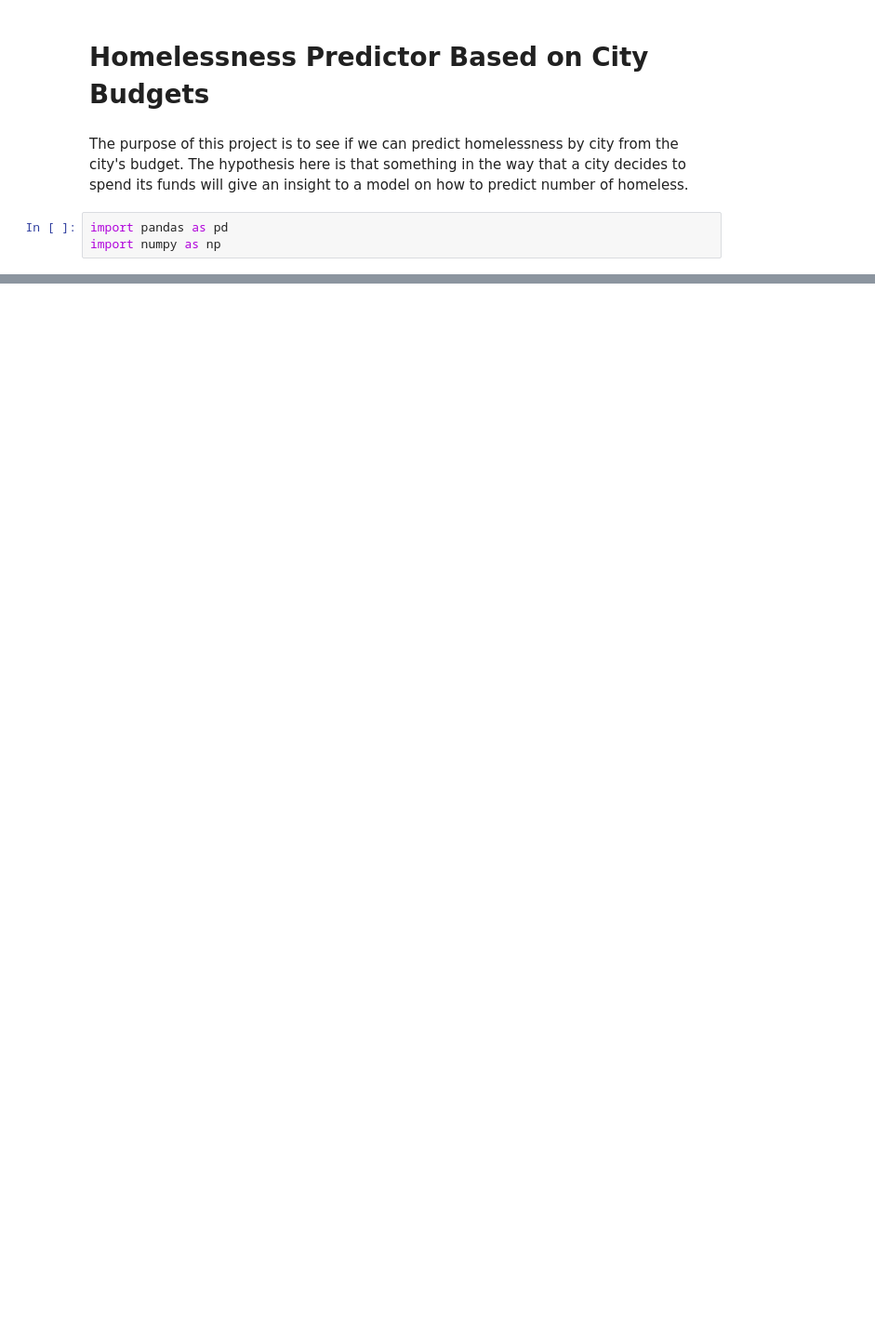
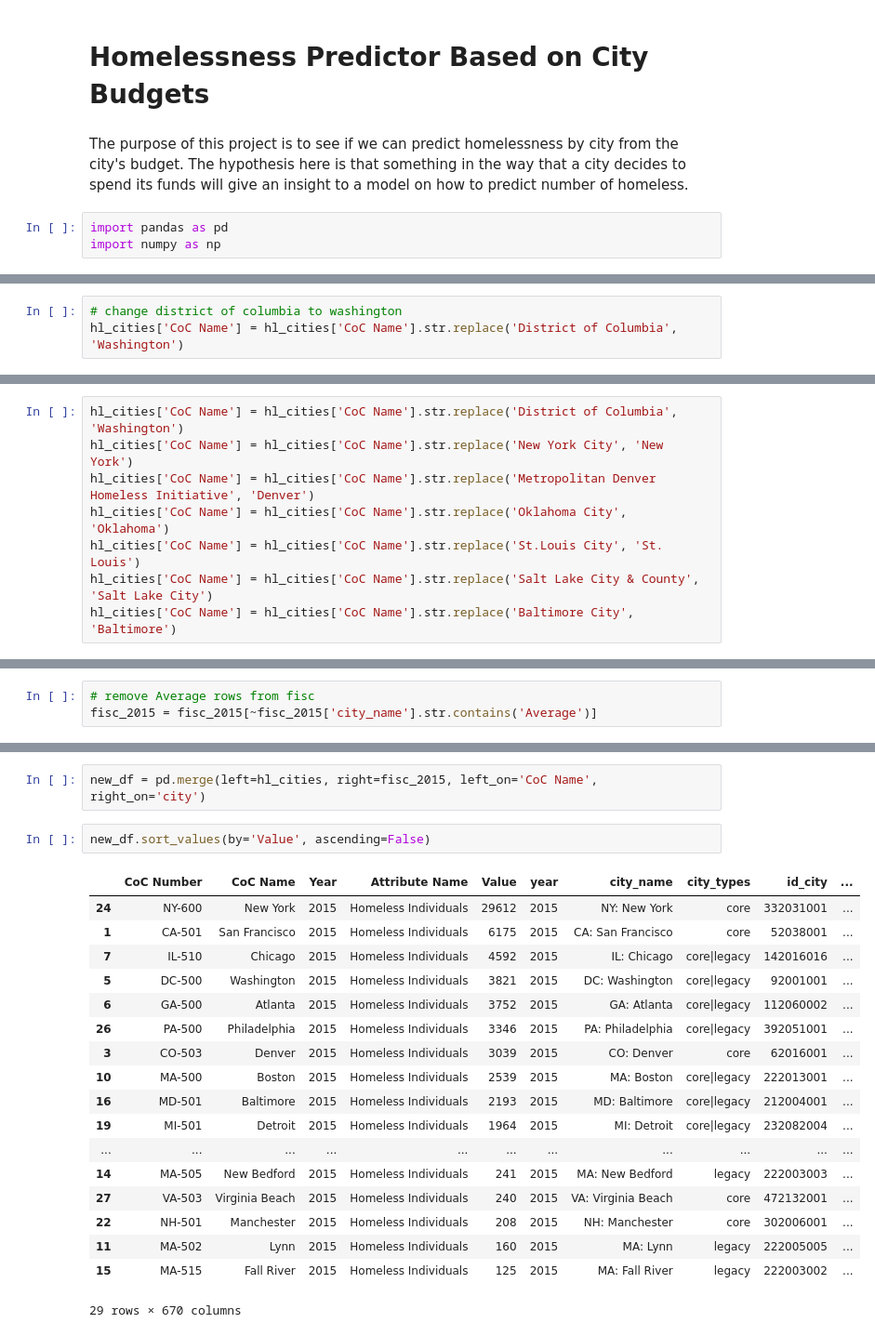
Before and after one commit to Erutis/homelessness-predictor, a Jupyter notebook: homelessness.ipynb, the cells around one changed output, grey strips where cells are left out. Shown at 93% size. Saved outputs shown, nothing was run; the diff lists cells and outputs as text; blank space fills up the shorter version.

```diff
--- a/homelessness.ipynb
+++ b/homelessness.ipynb
@@ -54,0 +192,3 @@ fisc.shape
+# %%
+# change district of columbia to washington
+hl_cities['CoC Name'] = hl_cities['CoC Name'].str.replace('District of Columbia', 'Washington')
@@ -54,0 +201,8 @@ fisc.shape
+# %%
+hl_cities['CoC Name'] = hl_cities['CoC Name'].str.replace('District of Columbia', 'Washington')
+hl_cities['CoC Name'] = hl_cities['CoC Name'].str.replace('New York City', 'New York')
+hl_cities['CoC Name'] = hl_cities['CoC Name'].str.replace('Metropolitan Denver Homeless Initiative', 'Denver')
+hl_cities['CoC Name'] = hl_cities['CoC Name'].str.replace('Oklahoma City', 'Oklahoma')
+hl_cities['CoC Name'] = hl_cities['CoC Name'].str.replace('St.Louis City', 'St. Louis')
+hl_cities['CoC Name'] = hl_cities['CoC Name'].str.replace('Salt Lake City & County', 'Salt Lake City')
+hl_cities['CoC Name'] = hl_cities['CoC Name'].str.replace('Baltimore City', 'Baltimore')
@@ -54,0 +223,3 @@ fisc.shape
+# %%
+# remove Average rows from fisc
+fisc_2015 = fisc_2015[~fisc_2015['city_name'].str.contains('Average')]
@@ -54,0 +297,23 @@ fisc.shape
+# %%
+new_df = pd.merge(left=hl_cities, right=fisc_2015, left_on='CoC Name', right_on='city')
+# %%
+new_df.sort_values(by='Value', ascending=False)
+# %% [output]
+|  | CoC Number | CoC Name | Year | Attribute Name | Value | year | city_name | city_types | id_city | ... |
+| 24 | NY-600 | New York | 2015 | Homeless Individuals | 29612 | 2015 | NY: New York | core | 332031001 | ... |
+| 1 | CA-501 | San Francisco | 2015 | Homeless Individuals | 6175 | 2015 | CA: San Francisco | core | 52038001 | ... |
+| 7 | IL-510 | Chicago | 2015 | Homeless Individuals | 4592 | 2015 | IL: Chicago | core|legacy | 142016016 | ... |
+| 5 | DC-500 | Washington | 2015 | Homeless Individuals | 3821 | 2015 | DC: Washington | core|legacy | 92001001 | ... |
+| 6 | GA-500 | Atlanta | 2015 | Homeless Individuals | 3752 | 2015 | GA: Atlanta | core|legacy | 112060002 | ... |
+| 26 | PA-500 | Philadelphia | 2015 | Homeless Individuals | 3346 | 2015 | PA: Philadelphia | core|legacy | 392051001 | ... |
+| 3 | CO-503 | Denver | 2015 | Homeless Individuals | 3039 | 2015 | CO: Denver | core | 62016001 | ... |
+| 10 | MA-500 | Boston | 2015 | Homeless Individuals | 2539 | 2015 | MA: Boston | core|legacy | 222013001 | ... |
+| 16 | MD-501 | Baltimore | 2015 | Homeless Individuals | 2193 | 2015 | MD: Baltimore | core|legacy | 212004001 | ... |
+| 19 | MI-501 | Detroit | 2015 | Homeless Individuals | 1964 | 2015 | MI: Detroit | core|legacy | 232082004 | ... |
+| ... | ... | ... | ... | ... | ... | ... | ... | ... | ... | ... |
+| 14 | MA-505 | New Bedford | 2015 | Homeless Individuals | 241 | 2015 | MA: New Bedford | legacy | 222003003 | ... |
+| 27 | VA-503 | Virginia Beach | 2015 | Homeless Individuals | 240 | 2015 | VA: Virginia Beach | core | 472132001 | ... |
+| 22 | NH-501 | Manchester | 2015 | Homeless Individuals | 208 | 2015 | NH: Manchester | core | 302006001 | ... |
+| 11 | MA-502 | Lynn | 2015 | Homeless Individuals | 160 | 2015 | MA: Lynn | legacy | 222005005 | ... |
+| 15 | MA-515 | Fall River | 2015 | Homeless Individuals | 125 | 2015 | MA: Fall River | legacy | 222003002 | ... |
+29 rows × 670 columns
```
Also changed, not shown: parts of 38 cells of this notebook, 1 other file.
